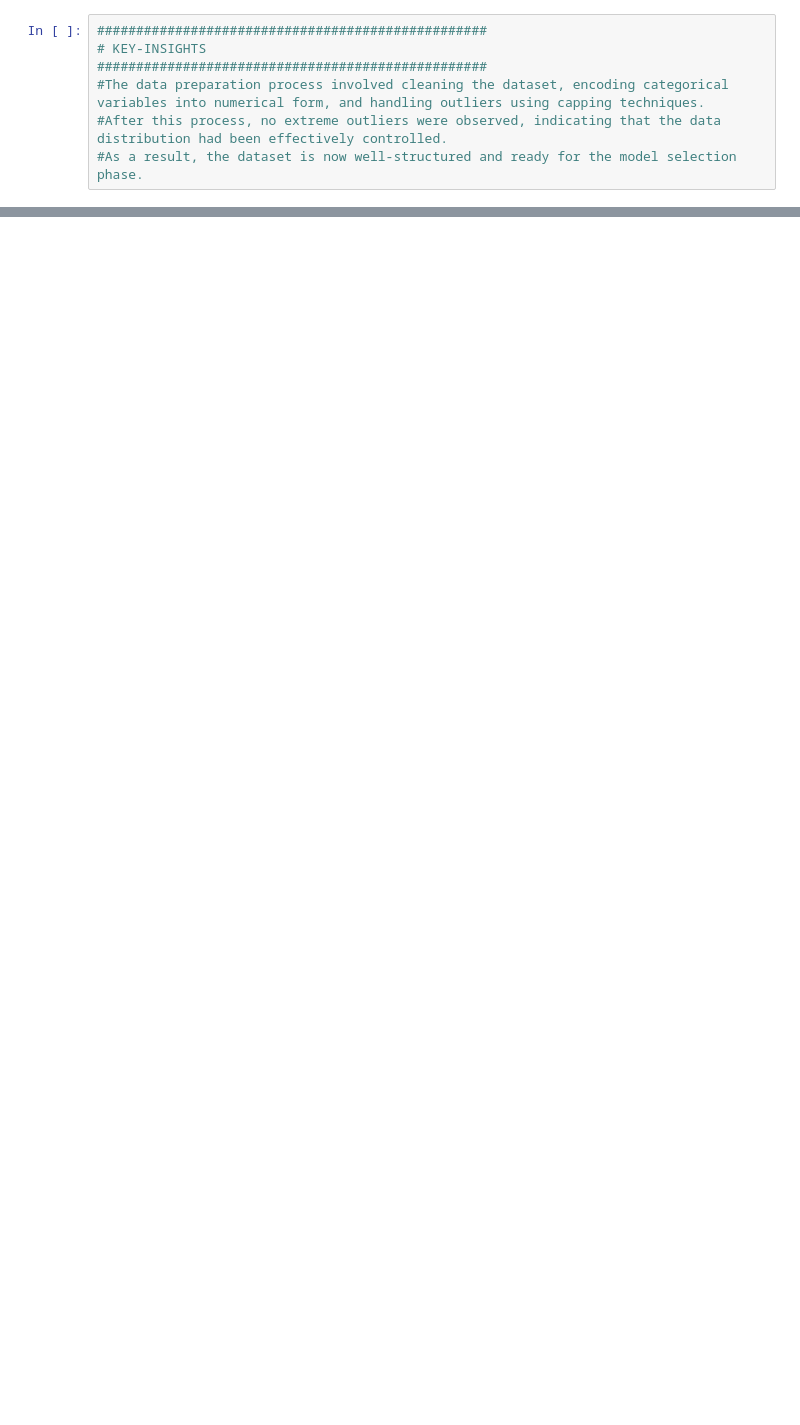
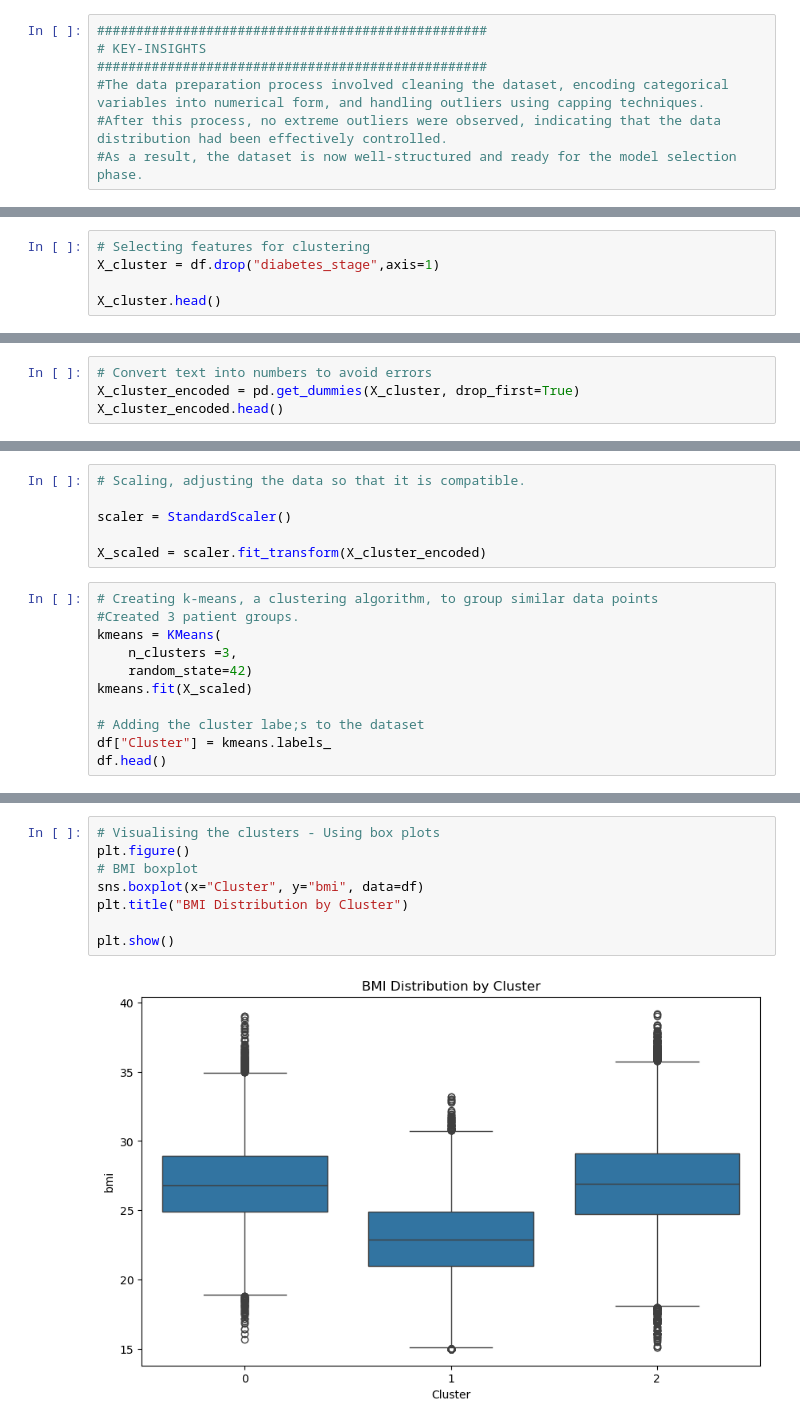
Before and after one commit to daneetjie/BC_Analytics, a Jupyter notebook: Data Understanding.ipynb, the cells around one changed output, grey strips where cells are left out. Saved outputs shown, nothing was run; the diff lists cells and outputs as text; blank space fills up the shorter version.

Commit message:
Performed k-means segmentation, scaled data, created different patient clusters and analysed them. Added interpretations of the cluster information and also visualised the clusters

```diff
--- a/Data Understanding.ipynb
+++ b/Data Understanding.ipynb
@@ -439,0 +450,5 @@ plt.show()
+# %%
+# Selecting features for clustering
+X_cluster = df.drop("diabetes_stage",axis=1)
+
+X_cluster.head()
@@ -439,0 +463,4 @@ plt.show()
+# %%
+# Convert text into numbers to avoid errors
+X_cluster_encoded = pd.get_dummies(X_cluster, drop_first=True)
+X_cluster_encoded.head()
@@ -439,0 +475,17 @@ plt.show()
+# %%
+# Scaling, adjusting the data so that it is compatible.
+
+scaler = StandardScaler()
+
+X_scaled = scaler.fit_transform(X_cluster_encoded)
+# %%
+# Creating k-means, a clustering algorithm, to group similar data points
+#Created 3 patient groups.
+kmeans = KMeans(
+    n_clusters =3,
+    random_state=42)
+kmeans.fit(X_scaled)
+
+# Adding the cluster labe;s to the dataset
+df["Cluster"] = kmeans.labels_
+df.head()
@@ -439,0 +545,10 @@ plt.show()
+# %%
+# Visualising the clusters - Using box plots
+plt.figure()
+# BMI boxplot
+sns.boxplot(x="Cluster", y="bmi", data=df)
+plt.title("BMI Distribution by Cluster")
+
+plt.show()
+# %% [output]
+[figure, added]
```
Also changed, not shown: parts of 25 cells of this notebook.
